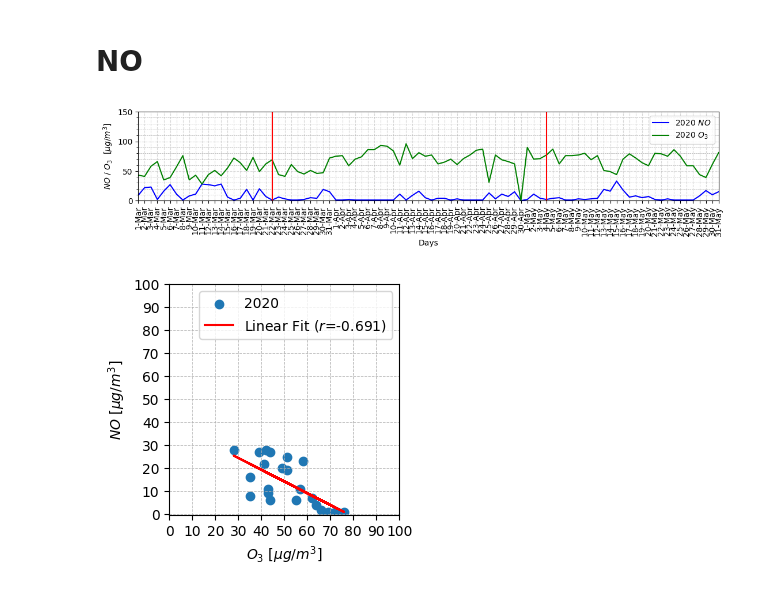
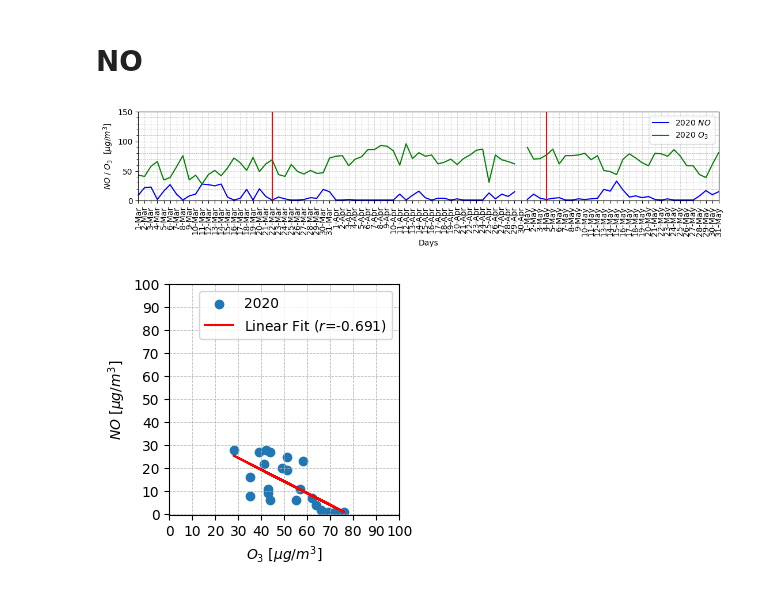
Before and after one commit to costpetrides/Air-pollution-COVID-19-impact, a Jupyter notebook: Correlation/GEO-Correlation.ipynb, the cells around one changed output. Drawn from its saved outputs; the diff is of its cells as text; code cells hidden in the pictures.

```diff
--- a/Correlation/GEO-Correlation.ipynb
+++ b/Correlation/GEO-Correlation.ipynb
@@ -37,8 +37,22 @@ plt.figure(figsize=(13,2))
 plt.xlabel('Days')
 plt.ylabel('$NO_{2}$ / $O_{3}$  $[μg/m^{3}]$')
 
-plt.plot(df['DAY'], df['NO220'], 'b', label='2020 $NO_{2}$ ')
-plt.plot(df['DAY'], df['O320'], 'g', label='2020 $O_{3}$')
+x=[]
+for i in df['NO220']:
+  if i==0:
+    x+=[None]
+  else:
+    x+=[i]
+
+y=[]
+for i in df['O320']:
+  if i==0:
+    y+=[None]
+  else:
+    y+=[i]
+
+plt.plot(df['DAY'], x, 'b', label='2020 $NO_{2}$ ')
+plt.plot(df['DAY'], y, 'g', label='2020 $O_{3}$')
 
 plt.legend()
 
@@ -182,30 +196,44 @@ plt.show()
 # %%
 plt.figure(figsize=(13,2))
 
 plt.xlabel('Days')
 plt.ylabel('$NO$ / $O_{3}$  $[μg/m^{3}]$')
 
-plt.plot(df['DAY'], df['NO20'], 'b', label='2020 $NO$ ')
-plt.plot(df['DAY'], df['O320'], 'g', label='2020 $O_{3}$')
+x=[]
+for i in df['NO20']:
+  if i==0:
+    x+=[None]
+  else:
+    x+=[i]
+
+y=[]
+for i in df['O320']:
+  if i==0:
+    y+=[None]
+  else:
+    y+=[i]
+
+plt.plot(df['DAY'], x, 'b', label='2020 $NO$ ')
+plt.plot(df['DAY'], y, 'g', label='2020 $O_{3}$')
 
 plt.legend()
 
 plt.ylim(0,80)
 plt.xlim(0,70)
 
 plt.xlim(df.loc[0]['DAY'] , df.loc[91]['DAY'])
 plt.ylim(0,150)
 
 plt.gca().yaxis.set_minor_locator(plt.MultipleLocator(10))
 plt.grid(linestyle='--', alpha=0.5)
 plt.grid(which='minor', axis='y', linestyle='--', linewidth=0.5)
 plt.axvline(x='4-May' ,color='r')
 plt.axvline(x='22-Mar' ,color='r')
 plt.xticks(rotation=90)
 plt.grid(linestyle='--',alpha=0.5)
 plt.show()
 # %% [output]
-[figure, old version]
+[figure, new version]
 # %%
 import matplotlib.pyplot as plt
 import numpy as np
```
Also changed, not shown: parts of 2 cells of this notebook.
